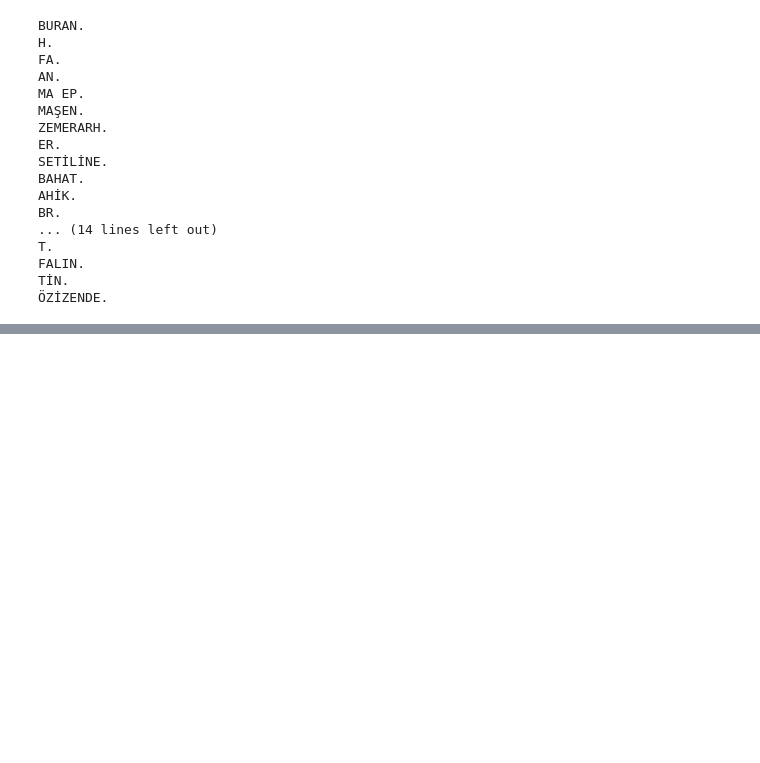
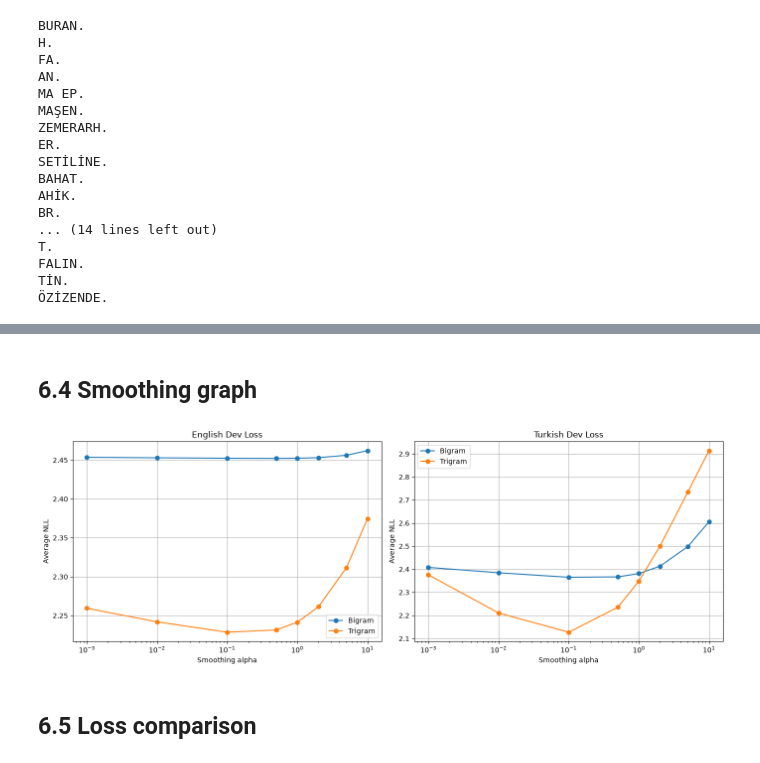
Before and after one commit to EdizArkin/yz50, a Jupyter notebook: w3_language_model.ipynb, the cells around one changed output, grey strips where cells are left out. Saved outputs shown, nothing was run; the diff lists cells and outputs as text; code cells hidden in the pictures; blank space fills up the shorter version.

```diff
--- a/w3_language_model.ipynb
+++ b/w3_language_model.ipynb
@@ -1299,0 +1368,14 @@ TİN.
+# %%
+#'.' is the start and end marker.
+chars_en = sorted(set("".join((names_en)))) # Create a sorted list of unique characters in the English names
+chars_tr = sorted(set("".join((names_tr)))) # Create a sorted list of unique characters in the Turkish names
+
+# create lookup tables for character to index (stoi) mappings for both English and Turkish names
+stoi_en = {".": 0}
+stoi_en.update({ch: i + 1 for i, ch in enumerate(chars_en)})
+stoi_tr = {".": 0}
+stoi_tr.update({ch: i + 1 for i, ch in enumerate(chars_tr) if ch not in stoi_tr})
+
+# create reverse lookup tables for index to character (itos) mappings for both English and Turkish names
+itos_en = {i: ch for ch, i in stoi_en.items()}
+itos_tr = {i: ch for ch, i in stoi_tr.items()}
@@ -1299,0 +1671,53 @@ TİN.
+# %% [markdown]
+## 6.4 Smoothing graph
+# %%
+fig, axes = plt.subplots(1, 2, figsize=(14, 5))
+
+axes[0].plot(
+    bigram_results_df_en["alpha"],
+    bigram_results_df_en["dev_loss"],
+    marker="o",
+    label="Bigram"
+)
+
+axes[0].plot(
+    trigram_results_df_en["alpha"],
+    trigram_results_df_en["dev_loss"],
+    marker="o",
+    label="Trigram"
+)
+
+axes[0].set_xscale("log")
+axes[0].set_title("English Dev Loss")
+axes[0].set_xlabel("Smoothing alpha")
+axes[0].set_ylabel("Average NLL")
+axes[0].grid(True)
+axes[0].legend()
+
+axes[1].plot(
+    bigram_results_df_tr["alpha"],
+    bigram_results_df_tr["dev_loss"],
+    marker="o",
+    label="Bigram"
+)
+
+axes[1].plot(
+    trigram_results_df_tr["alpha"],
+    trigram_results_df_tr["dev_loss"],
+    marker="o",
+    label="Trigram"
+)
+
+axes[1].set_xscale("log")
+axes[1].set_title("Turkish Dev Loss")
+axes[1].set_xlabel("Smoothing alpha")
+axes[1].set_ylabel("Average NLL")
+axes[1].grid(True)
+axes[1].legend()
+
+plt.tight_layout()
+plt.show()
+# %% [output]
+[figure, added]
+# %% [markdown]
+## 6.5 Loss comparison
```
Also changed, not shown: parts of 32 cells of this notebook.
